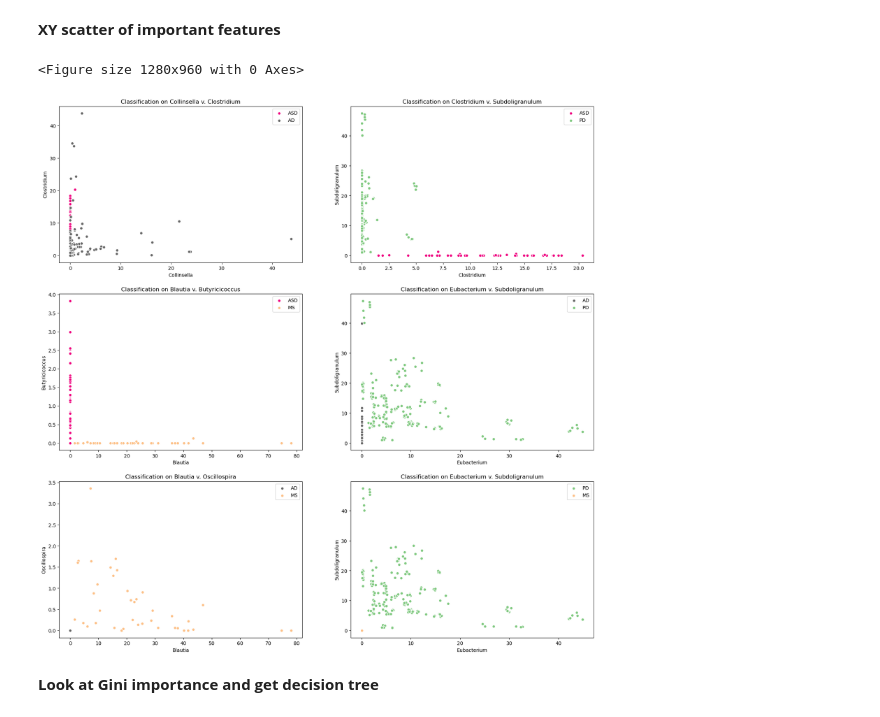
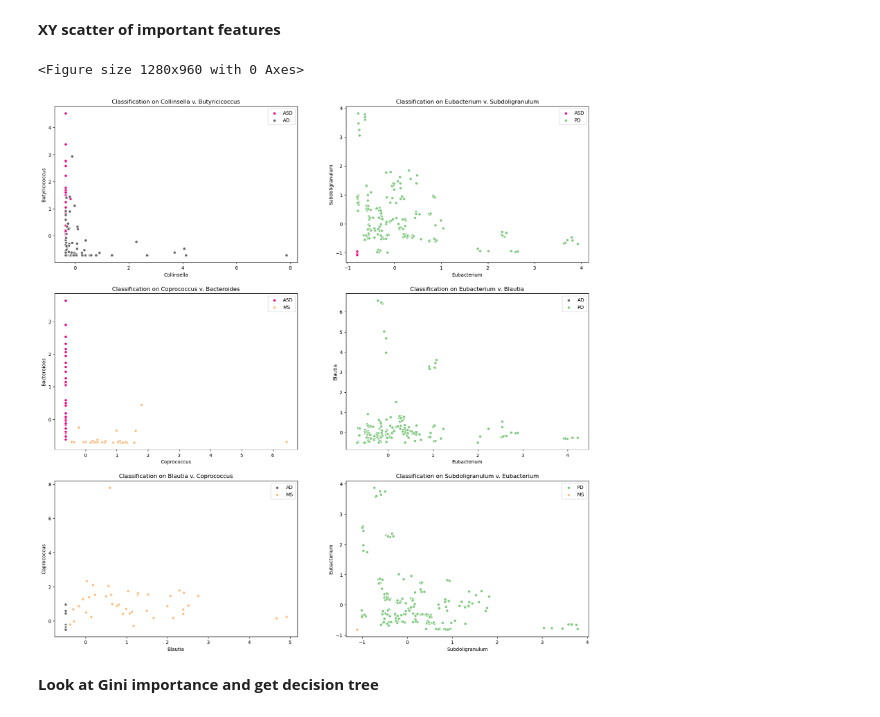
Before and after one commit to aplapteva/20440_final_project, a Jupyter notebook: Code/paired_analysis_ag.ipynb, the cells around one changed output. Drawn from its saved outputs; the diff is of its cells as text; code cells hidden in the pictures.

```diff
--- a/Code/paired_analysis_ag.ipynb
+++ b/Code/paired_analysis_ag.ipynb
@@ -144,8 +188,8 @@ for i in range(len(out_df_pair)):
     axes[i].legend();
     axes[i].set(xlabel="PC1")
     axes[i].set(ylabel="PC2")
-    axes[i].text(0.5, .15, "variance explained by PC1 and PC2: \n" + str(var_ratio_pair[i][0] + var_ratio_pair[i][1]), transform=axes[i].transAxes, horizontalalignment='center',
-    verticalalignment='top', bbox=dict(facecolor='red', alpha=0.5))
+    axes[i].text(0.5, .15, "variance explained by PC1 and PC2: \n {:.4f}".format(var_ratio_pair[i][0] + var_ratio_pair[i][1]), transform=axes[i].transAxes, horizontalalignment='center',
+    verticalalignment='top', bbox=dict(facecolor='gray', alpha=0.2))
     axes[i].set_title("Classification of " + str(pairwise[i]) + " on PC1 v PC2");
 
 plt.savefig('../Figures/PCA_plots_paired.svg')
@@ -164,14 +208,14 @@ for i in range(len(pcs_pair)):
     pcs = pcs_pair[i]
     # create a dataframe with the load of the features in PC1:
     load = pd.DataFrame(np.transpose(pcs), columns=['PC'+str(i+1) for i in range(len(out_df_pair[i].columns))])
-    load["feature"] = list(data_pair[i].columns)
+    load["feature"] = list(data_pair_1[i].columns)
 
     # descending values
     load1 = load.sort_values('PC1', ascending=False)
     load1_feat = pd.DataFrame(load1[["feature", 'PC1']], columns=['feature', 'PC1']) # for reference
 
     for feat in pairwise[i]:
-        load1_feat = load1_feat.loc[(load1_feat['PC1'] > .02) | (load1_feat['PC1'] < -.02)]
+        load1_feat = load1_feat.loc[(load1_feat['PC1'] > .07) | (load1_feat['PC1'] < -.07)]
 
     # plot
     sns.barplot(load1_feat, x='feature', y='PC1', ax=axes[i]);
@@ -258,13 +330,13 @@ out_pair = []
 diag_predict_pair = []
 rf_pair = []
 
-for i in range(len(data_pair)):
+for i in range(len(data_pair_1)):
     # set up classifier
     rf = RandomForestClassifier(n_estimators=100) # 100 trees in the forest.
     # 100 trees means 100 sub-samples of data
 
     # make training and testing sets:
-    feat_train, feat_test, diag_train, diag_test = sk.model_selection.train_test_split(data_pair[i], diagnosis_pair[i], test_size=0.5)
+    feat_train, feat_test, diag_train, diag_test = sk.model_selection.train_test_split(data_pair_1[i], diagnosis_pair[i], test_size=0.5)
     # chose a test size of 30%
 
     # train:
@@ -296,9 +368,9 @@ accuracy of the classifier: 1.0
 # %%
 imp_table_pair = []
 df_imp = []
-for i in range(len(data_pair)):
+for i in range(len(data_pair_1)):
     # find importance of each feature:
-    feat = data_pair[i].columns
+    feat = data_pair_1[i].columns
     feat_importance = rf_pair[i].feature_importances_
 
     # make and print table of ranked features by importance:
@@ -330,36 +440,36 @@ df_imp[5]
 # %%
 plt.figure(dpi = 200)
 fig, ((ax1, ax2), (ax3, ax4), (ax5, ax6)) = plt.subplots(3, 2, figsize=(20, 20))
 axes = [ax1, ax2, ax3, ax4, ax5, ax6]
 
-for i in range(len(data_pair)):
+for i in range(len(data_pair_1)):
 
     diag_1 = []
     diag_2 = []
 
     feat1 = imp_table_pair[i][0]
     feat2 = imp_table_pair[i][1]
 
-    for j in range(len(data_pair[i])):
+    for j in range(len(data_pair_1[i])):
         if diagnosis_pair[i][j]==pairwise[i][0]:
             diag_1.append(j)
         if diagnosis_pair[i][j]==pairwise[i][1]:
             diag_2.append(j)
 
     # use the top two most important features from the table of ranked importances
 
-    axes[i].scatter(data_pair[i].reset_index()[feat1][diag_1], data_pair[i].reset_index()[feat2][diag_1], label=pairwise[i][0], color = color_map[pairwise[i][0]], edgecolor='white')
-    axes[i].scatter(data_pair[i].reset_index()[feat1][diag_2], data_pair[i].reset_index()[feat2][diag_2], label=pairwise[i][1], color = color_map[pairwise[i][1]], edgecolor='white')
+    axes[i].scatter(data_pair_1[i].reset_index()[feat1][diag_1], data_pair_1[i].reset_index()[feat2][diag_1], label=pairwise[i][0], color = color_map[pairwise[i][0]], edgecolor='white')
+    axes[i].scatter(data_pair_1[i].reset_index()[feat1][diag_2], data_pair_1[i].reset_index()[feat2][diag_2], label=pairwise[i][1], color = color_map[pairwise[i][1]], edgecolor='white')
 
     axes[i].legend()
 
     axes[i].set(xlabel=feat1);
     axes[i].set(ylabel=feat2);
     axes[i].set_title("Classification on " + str(feat1) + " v. " + str(feat2));
 plt.savefig('../Figures/RF_feature_plots_paired.svg')
 # %% [output]
 <Figure size 1280x960 with 0 Axes>
-[figure, old version]
+[figure, new version]
 # %% [markdown]
 **Look at Gini importance and get decision tree**
 # %%
```
Also changed, not shown: parts of 20 cells of this notebook, 16 other files.
